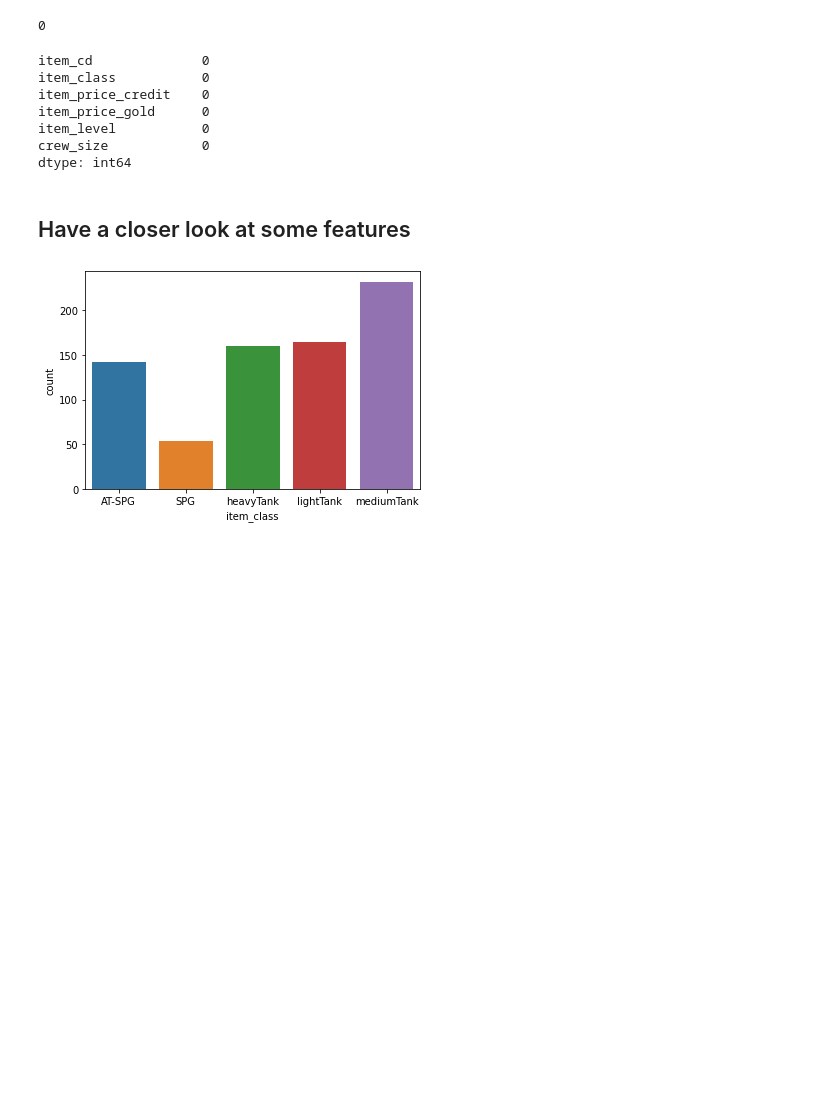
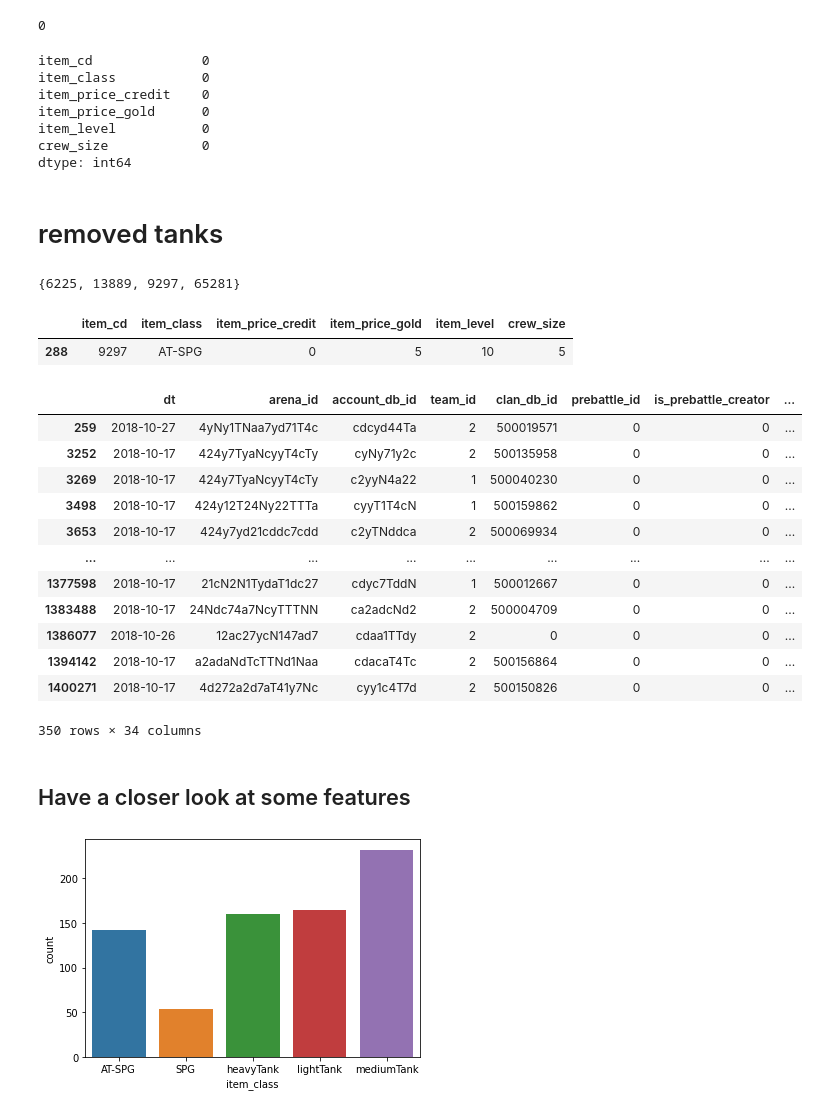
Before and after one commit to Egorka1/WG_Forge, a Jupyter notebook: WGProject.ipynb, the cells around one changed output. Cells and saved outputs as stored; diff of their text form; code cells hidden in the pictures; blank space fills up the shorter version.

Commit message:
removed tanks saved

```diff
--- a/WGProject.ipynb
+++ b/WGProject.ipynb
@@ -171,6 +212,36 @@ item_price_gold      0
 item_level           0
 crew_size            0
 dtype: int64
+# %% [markdown]
+#  removed tanks
+# %%
+s1 = set(removed_tanks['item_cd'])
+s2 = set(data['vehicle_type_cd'])
+
+print(s1.intersection(s2))
+# %% [output]
+{6225, 13889, 9297, 65281}
+# %%
+removed_tanks[removed_tanks['item_cd'] == 9297]
+# %% [output]
+|  | item_cd | item_class | item_price_credit | item_price_gold | item_level | crew_size |
+| 288 | 9297 | AT-SPG | 0 | 5 | 10 | 5 |
+# %%
+data[data['vehicle_type_cd'] == 9297]
+# %% [output]
+|  | dt | arena_id | account_db_id | team_id | clan_db_id | prebattle_id | is_prebattle_creator | ... |
+| 259 | 2018-10-27 | 4yNy1TNaa7yd71T4c | cdcyd44Ta | 2 | 500019571 | 0 | 0 | ... |
+| 3252 | 2018-10-17 | 424y7TyaNcyyT4cTy | cyNy71y2c | 2 | 500135958 | 0 | 0 | ... |
+| 3269 | 2018-10-17 | 424y7TyaNcyyT4cTy | c2yyN4a22 | 1 | 500040230 | 0 | 0 | ... |
+| 3498 | 2018-10-17 | 424y12T24Ny22TTTa | cyyT1T4cN | 1 | 500159862 | 0 | 0 | ... |
+| 3653 | 2018-10-17 | 424y7yd21cddc7cdd | c2yTNddca | 2 | 500069934 | 0 | 0 | ... |
+| ... | ... | ... | ... | ... | ... | ... | ... | ... |
+| 1377598 | 2018-10-17 | 21cN2N1TydaT1dc27 | cdyc7TddN | 1 | 500012667 | 0 | 0 | ... |
+| 1383488 | 2018-10-17 | 24Ndc74a7NcyTTTNN | ca2adcNd2 | 2 | 500004709 | 0 | 0 | ... |
+| 1386077 | 2018-10-26 | 12ac27ycN147ad7 | cdaa1TTdy | 2 | 0 | 0 | 0 | ... |
+| 1394142 | 2018-10-17 | a2adaNdTcTTNd1Naa | cdacaT4Tc | 2 | 500156864 | 0 | 0 | ... |
+| 1400271 | 2018-10-17 | 4d272a2d7aT41y7Nc | cyy1c4T7d | 2 | 500150826 | 0 | 0 | ... |
+350 rows × 34 columns
 # %% [markdown]
 ## Have a closer look at some features
 # %%
```
Also changed, not shown: parts of 7 cells of this notebook.
